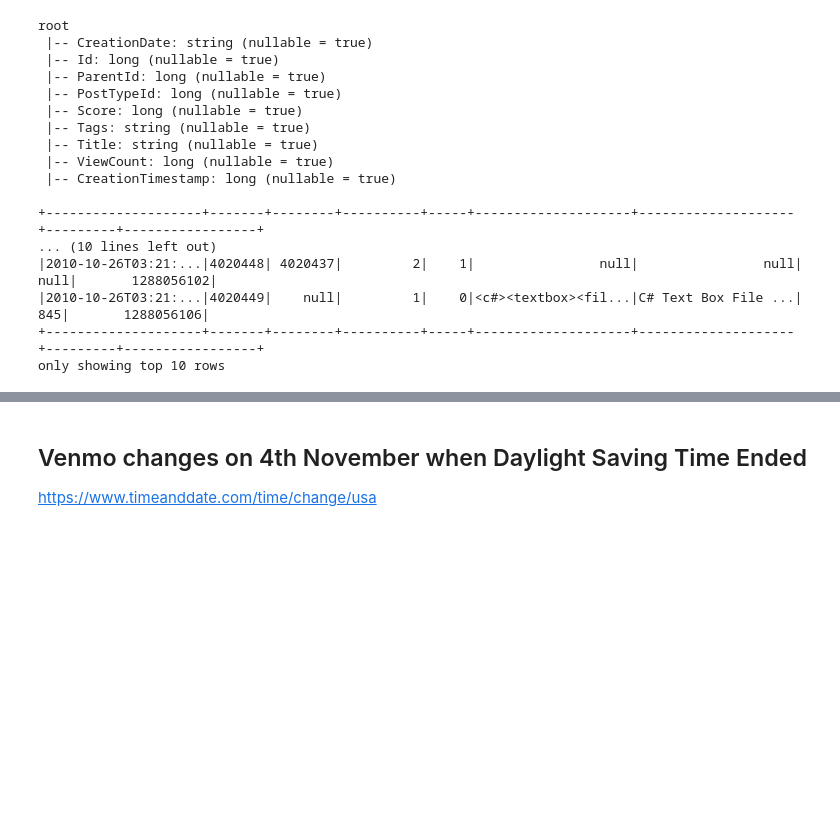
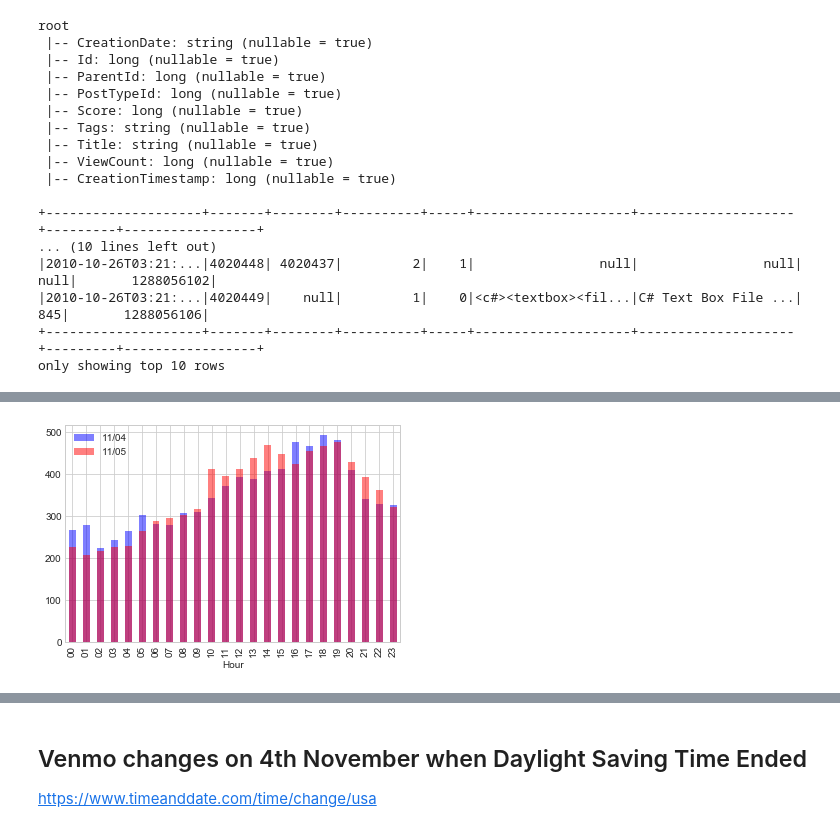
Before and after one commit to epfl-ada-2018/Project, a Jupyter notebook: Milestone_1.ipynb, the cells around one changed output, grey strips where cells are left out. Saved outputs shown, nothing was run; the diff lists cells and outputs as text; code cells hidden in the pictures; blank space fills up the shorter version.

```diff
--- a/Milestone_1.ipynb
+++ b/Milestone_1.ipynb
@@ -114,0 +125,22 @@ parquet_file.createOrReplaceTempView("Posts")
+# %%
+# https://www.timeanddate.com/time/change/usa
+# DST USA
+#
+# End Daylight Saving Time: 5 November 2018
+#
+# Epoch timestamp: 1509753600
+# Timestamp in milliseconds: 1509753600000
+# Human time (GMT): Saturday, 4 November 2017 0:00:00
+one_day_before_dst_usa = 1509749999;
+
+# Epoch timestamp: 1510012800
+# Timestamp in milliseconds: 1510012800000
+# Human time (GMT): Tuesday, 7 November 2017 0:00:00
+one_day_after_dst_usa = 1510012800
+posts_date = spark.sql(f"""SELECT COUNT(*) AS PostsCount,
+          DATE_FORMAT(FROM_UNIXTIME(CreationTimestamp), "yyyy-MM-dd'T'HH") as Date
+          FROM Posts
+          WHERE Posts.CreationTimestamp > {one_day_before_dst_usa}
+              AND Posts.CreationTimestamp <= {one_day_after_dst_usa}
+          GROUP BY Date
+          ORDER BY Date ASC""")
@@ -114,0 +167,8 @@ parquet_file.createOrReplaceTempView("Posts")
+# %%
+posts_date_df = posts_date.toPandas()
+# %%
+posts_date_df['Hour'] = posts_date_df['Date'].apply(lambda x: x.split('T')[1])
+posts_date_df['Year'] = posts_date_df['Date'].apply(lambda x: x.split('-')[0])
+posts_date_df['Month'] = posts_date_df['Date'].apply(lambda x: x.split('-')[1])
+posts_date_df['Day'] = posts_date_df['Date'].apply(lambda x: x.split('-')[2].split('T')[0])
+posts_date_df.head(5)
@@ -114,0 +182,6 @@ parquet_file.createOrReplaceTempView("Posts")
+# %%
+ax = posts_date_df[posts_date_df['Day'] == '04'].plot.bar(x = 'Hour', y = 'PostsCount', color = 'blue', alpha = 0.5)
+posts_date_df[posts_date_df['Day'] == '05'].plot.bar(x = 'Hour', y = 'PostsCount', color = 'red', alpha = 0.5, ax = ax)
+ax.legend(["11/04", "11/05"]);
+# %% [output]
+[figure, added]
```
Also changed, not shown: parts of 30 cells of this notebook.
